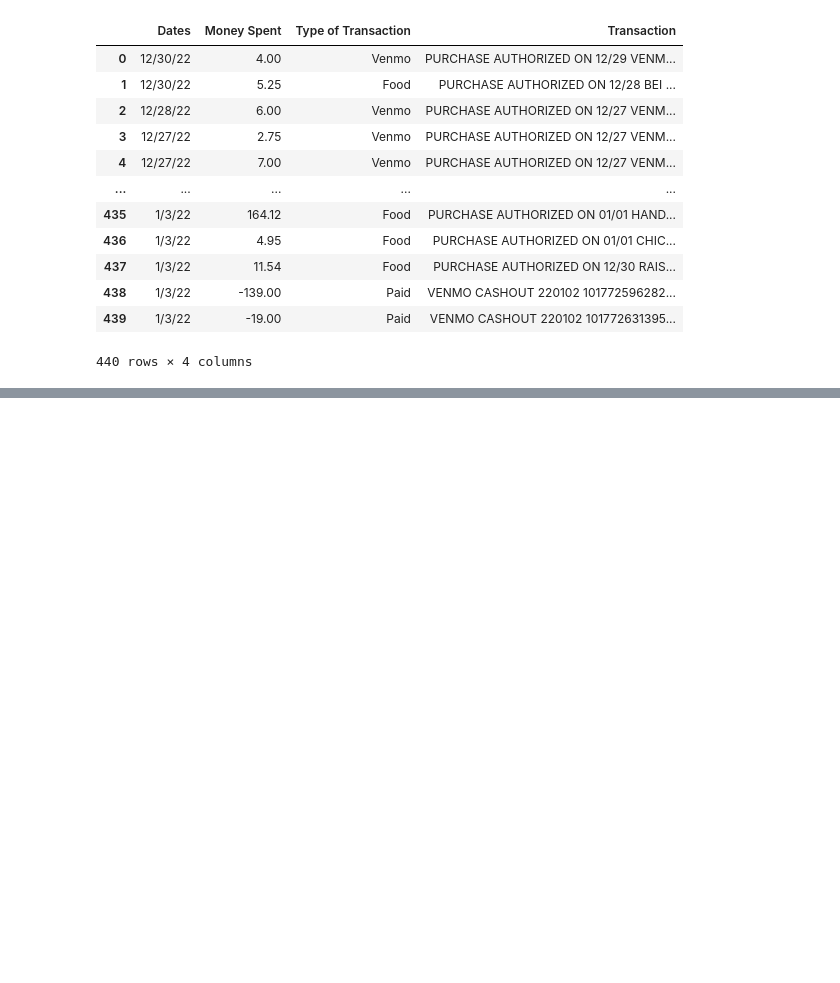
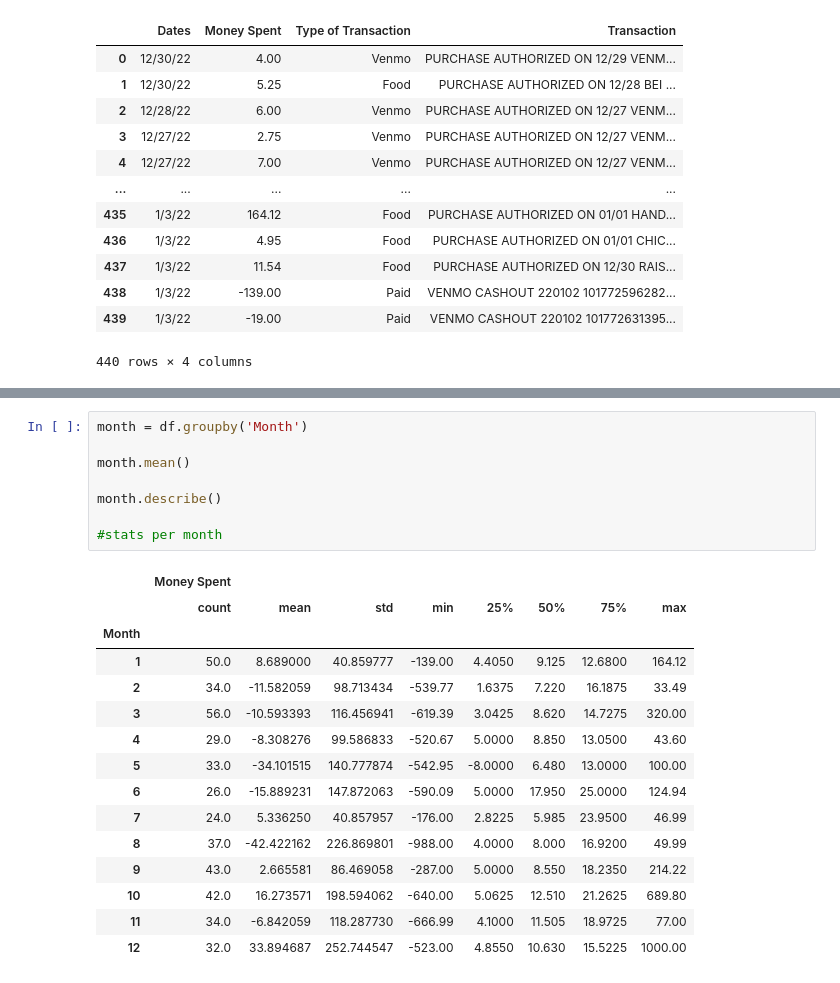
Before and after one commit to ekye0512/Personal_Bank_Budgeting, a Jupyter notebook: Personal_Bank_Budgeting.ipynb, the cells around one changed output, grey strips where cells are left out. Drawn from its saved outputs; the diff is of its cells as text; blank space fills up the shorter version.

```diff
--- a/Personal_Bank_Budgeting.ipynb
+++ b/Personal_Bank_Budgeting.ipynb
@@ -75,0 +128,24 @@ df
+# %%
+month = df.groupby('Month')
+
+month.mean()
+
+month.describe()
+
+#stats per month
+# %% [output]
+|  | Money Spent |  |  |  |  |  |  |  |
+|  | count | mean | std | min | 25% | 50% | 75% | max |
+| Month |  |  |  |  |  |  |  |  |
+| 1 | 50.0 | 8.689000 | 40.859777 | -139.00 | 4.4050 | 9.125 | 12.6800 | 164.12 |
+| 2 | 34.0 | -11.582059 | 98.713434 | -539.77 | 1.6375 | 7.220 | 16.1875 | 33.49 |
+| 3 | 56.0 | -10.593393 | 116.456941 | -619.39 | 3.0425 | 8.620 | 14.7275 | 320.00 |
+| 4 | 29.0 | -8.308276 | 99.586833 | -520.67 | 5.0000 | 8.850 | 13.0500 | 43.60 |
+| 5 | 33.0 | -34.101515 | 140.777874 | -542.95 | -8.0000 | 6.480 | 13.0000 | 100.00 |
+| 6 | 26.0 | -15.889231 | 147.872063 | -590.09 | 5.0000 | 17.950 | 25.0000 | 124.94 |
+| 7 | 24.0 | 5.336250 | 40.857957 | -176.00 | 2.8225 | 5.985 | 23.9500 | 46.99 |
+| 8 | 37.0 | -42.422162 | 226.869801 | -988.00 | 4.0000 | 8.000 | 16.9200 | 49.99 |
+| 9 | 43.0 | 2.665581 | 86.469058 | -287.00 | 5.0000 | 8.550 | 18.2350 | 214.22 |
+| 10 | 42.0 | 16.273571 | 198.594062 | -640.00 | 5.0625 | 12.510 | 21.2625 | 689.80 |
+| 11 | 34.0 | -6.842059 | 118.287730 | -666.99 | 4.1000 | 11.505 | 18.9725 | 77.00 |
+| 12 | 32.0 | 33.894687 | 252.744547 | -523.00 | 4.8550 | 10.630 | 15.5225 | 1000.00 |
```
Also changed, not shown: parts of 11 cells of this notebook.
